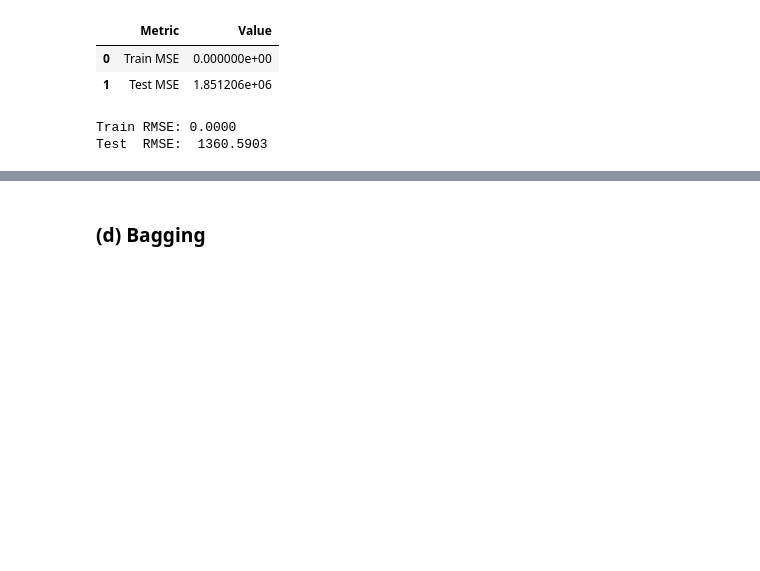
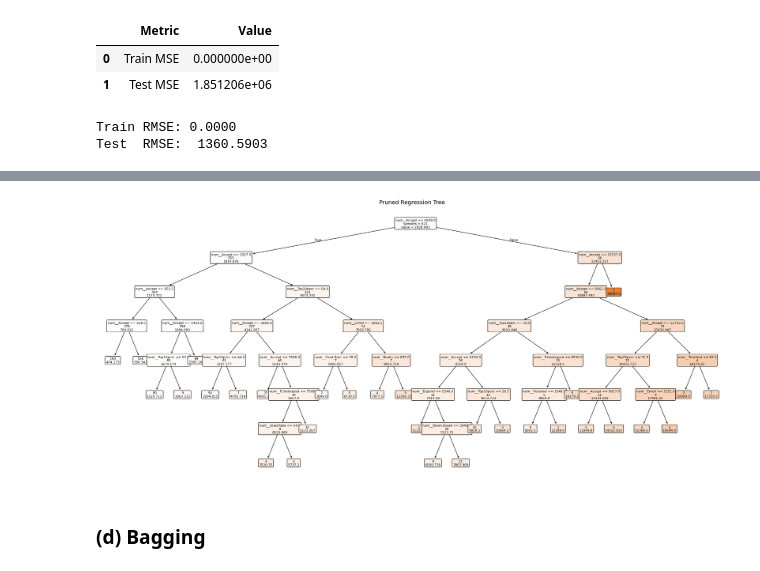
Before and after one commit to etoobian/STAT587_DS1_HW2, a Jupyter notebook: notebooks/STAT587_HW2.ipynb, the cells around one changed output, grey strips where cells are left out. Saved outputs shown, nothing was run; the diff lists cells and outputs as text; code cells hidden in the pictures; blank space fills up the shorter version.

```diff
--- a/notebooks/STAT587_HW2.ipynb
+++ b/notebooks/STAT587_HW2.ipynb
@@ -830,29 +914,29 @@ q1c_importance_tex = wrap_table(
 # %%
-# Pruned Tree Plot: Minimal-labels (feature + threshold only)
+# Pruned Tree Plot: Feature + Threshold Labels  Only
 q1c_pruned_model = q1c_tree_pruned.named_steps["model"]
 q1c_feature_names = q1c_tree_pruned.named_steps["preprocess"].get_feature_names_out()
 
 fig, ax = plt.subplots(figsize=(22, 10))
 
 plot_tree(
     q1c_pruned_model,
     feature_names=q1c_feature_names,
     filled=True,
     rounded=True,
     impurity=False,
     node_ids=False,
-    proportion=False,   # no sample proportions
-    label="root",       # fewer labels overall
+    proportion=False,
+    label="root",
     fontsize=8,
     ax=ax,
 )
 
 ax.set_title("Pruned Regression Tree", fontsize=14)
 plt.tight_layout()
 
-# Save figure
-fig.savefig(FIG_DIR / "q1c_pruned_tree.png", dpi=300, bbox_inches="tight")
-plt.close(fig)
+_ = save_fig(fig, "q1c_pruned_tree.png")
+# %% [output]
+[figure, added]
 # %% [markdown]
 ### **(d)** Bagging
 # %% [markdown]
```
Also changed, not shown: parts of 21 cells of this notebook, 7 other files.
